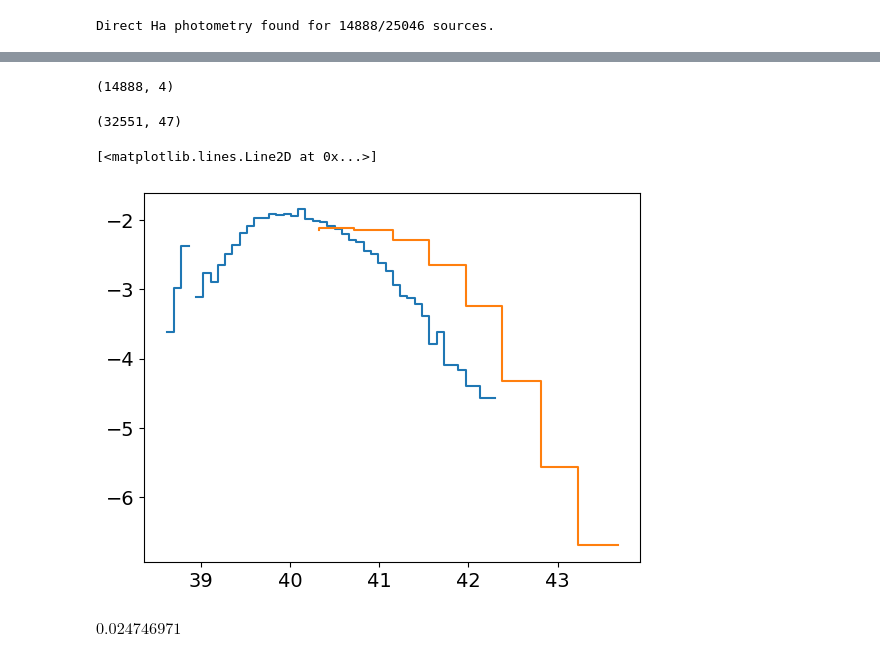
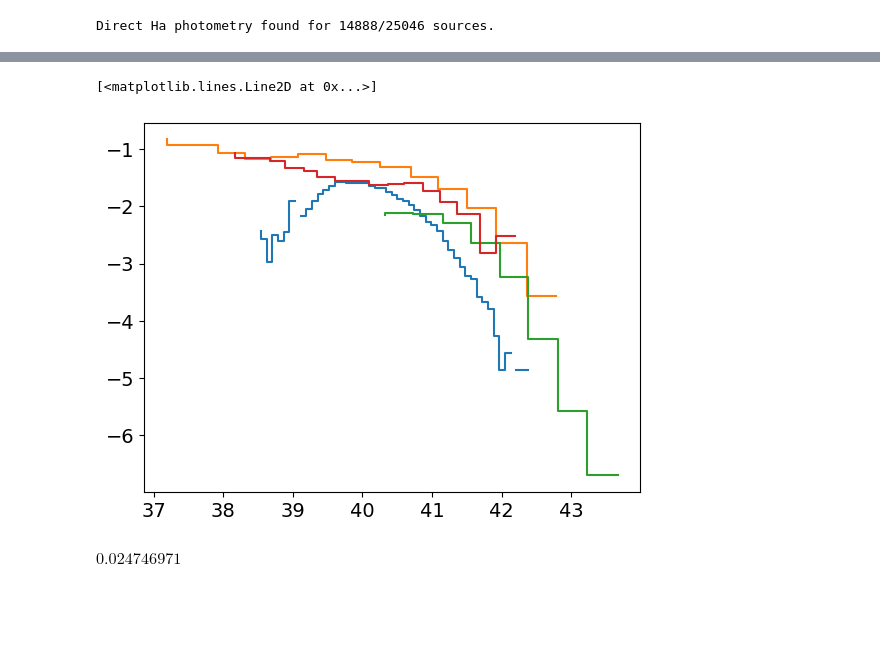
Before and after one commit to ekadofong/agrias, a Jupyter notebook: notebooks/HalphaStatistics.ipynb, the cells around one changed output, grey strips where cells are left out. Saved outputs shown, nothing was run; the diff lists cells and outputs as text; code cells hidden in the pictures; blank space fills up the shorter version.

```diff
--- a/notebooks/HalphaStatistics.ipynb
+++ b/notebooks/HalphaStatistics.ipynb
@@ -24,6 +24,6 @@ meriancolor = ec.ColorBase('tab:red')
 # %%
 merian = table.Table(fits.getdata('/Users/kadofong/Downloads/Merian_DR1_photoz_EAZY_v1.2.fits',1))
 # %%
-ms = reader.merianselect ( merian )
+ms = reader.merianselect ( merian, maglim=28. )
 # %% [output]
 [merianselect] Only choosing sources at 0.070<z_phot<0.090
@@ -91,3 +91,5 @@ lha_df.loc[abs(direct2cat_change)>1.] = np.NaN
 print(f'Direct Ha photometry found for {lha_df.dropna().shape[0]}/{lha_df.shape[0]} sources.')
 # %% [output]
 Direct Ha photometry found for 14888/25046 sources.
+# %%
+lha_df = catalog_halum
@@ -128,27 +116,33 @@ max_dlum = np.where(max_dlum>survey_max_dlum, survey_max_dlum, max_dlum)
 
 probed_volume = 4./3. * np.pi * ( max_dlum**3 - survey_min_dlum**3 ) # Mpc^3
 # %%
-gama = pd.read_csv('/Users/kadofong/Downloads/GAMA_0p1-0p15_LAHF.csv', names=['logLHa_inWatts', 'cts'])
-gama['logLHa'] = gama['logLHa_inWatts'] + 7.
+def read_gama (prefix=None, suffix=None):
+    if prefix is None:
+        prefix = 'GAMA'
+    if suffix is None:
+        suffix = ''
+    gama = pd.read_csv(f'/Users/kadofong/Downloads/{prefix}{suffix}_HALF.csv', names=['logLHa_inWatts', 'cts'])
+    gama['logLHa'] = gama['logLHa_inWatts'] + 7.
+    return gama
-# %%
-lha_df.dropna().shape
-# %% [output]
-(14888, 4)
-# %%
-ms.shape
-# %% [output]
-(32551, 47)
 # %%
 bins = np.linspace (38.5, 42.5, 50)
 binwidth = np.diff(bins)[0]
-loglha = np.log10(lha_df['LHa']) + 40.
-cts, _ = np.histogram( loglha, bins=bins, weights=1./probed_volume*solidangle_fillfactor/binwidth )
+loglha = np.log10(lha_df['LHa'])# + 40.
+cts, _ = np.histogram( loglha, bins=bins, weights=1./probed_volume*solidangle_fillfactor/binwidth*sample_fillfactor )
 # %%
 plt.step ( sampling.midpts(bins), np.log10(cts))
-plt.step ( gama['logLHa'], gama['cts'] )
+
+gama_lz = read_gama ()
+plt.step ( gama_lz['logLHa'], gama_lz['cts'] )
+
+gama_highz = read_gama(suffix='_0p1-0p15')
+plt.step ( gama_highz['logLHa'], gama_highz['cts'] )
+
+westra = read_gama(prefix='Westra2010')
+plt.step ( westra['logLHa'], westra['cts'] )
 # %% [output]
 [<matplotlib.lines.Line2D at 0x...>]
-[figure, old version]
+[figure, new version]
 # %%
 cosmology.z_at_value ( cosmo.luminosity_distance, 108*u.Mpc)
 # %% [output]
```
Also changed, not shown: parts of 6 cells of this notebook, 3 other files.
